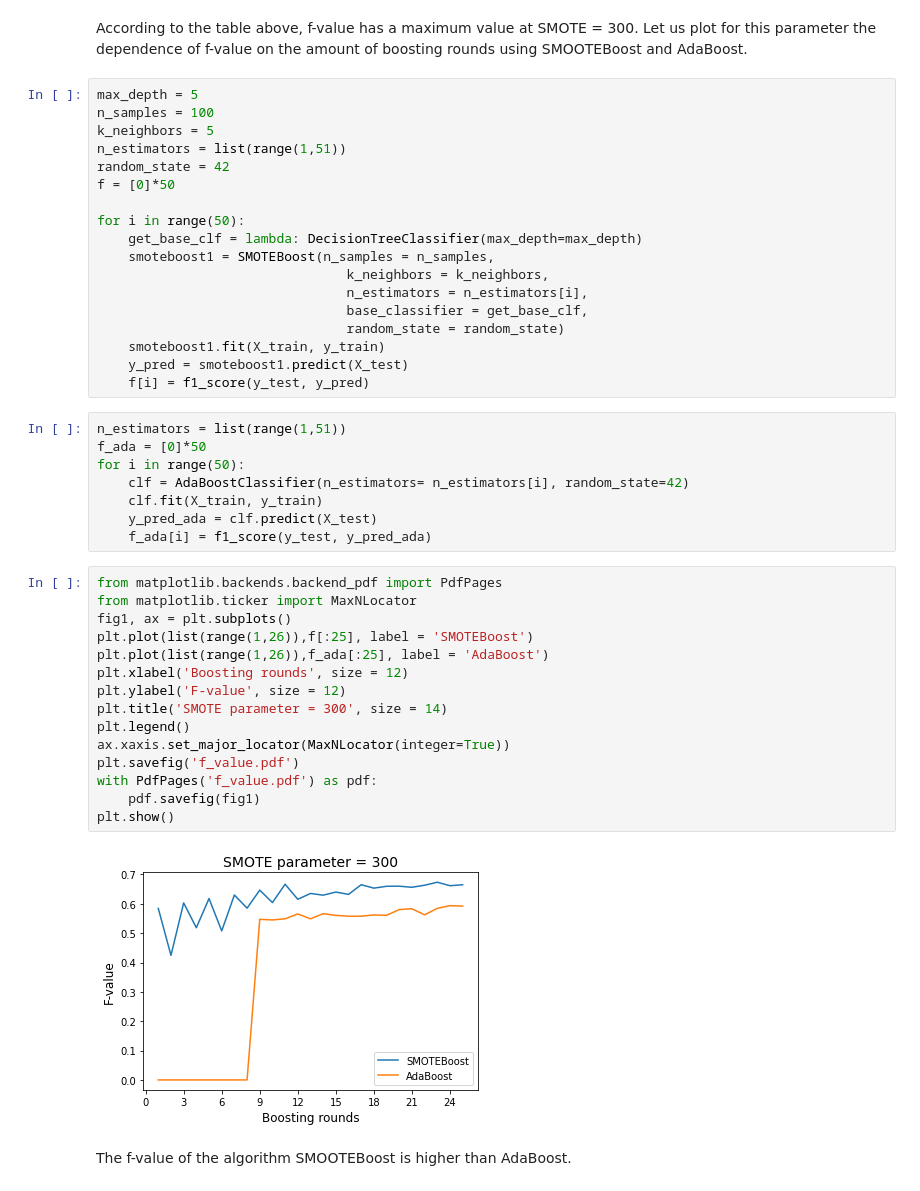
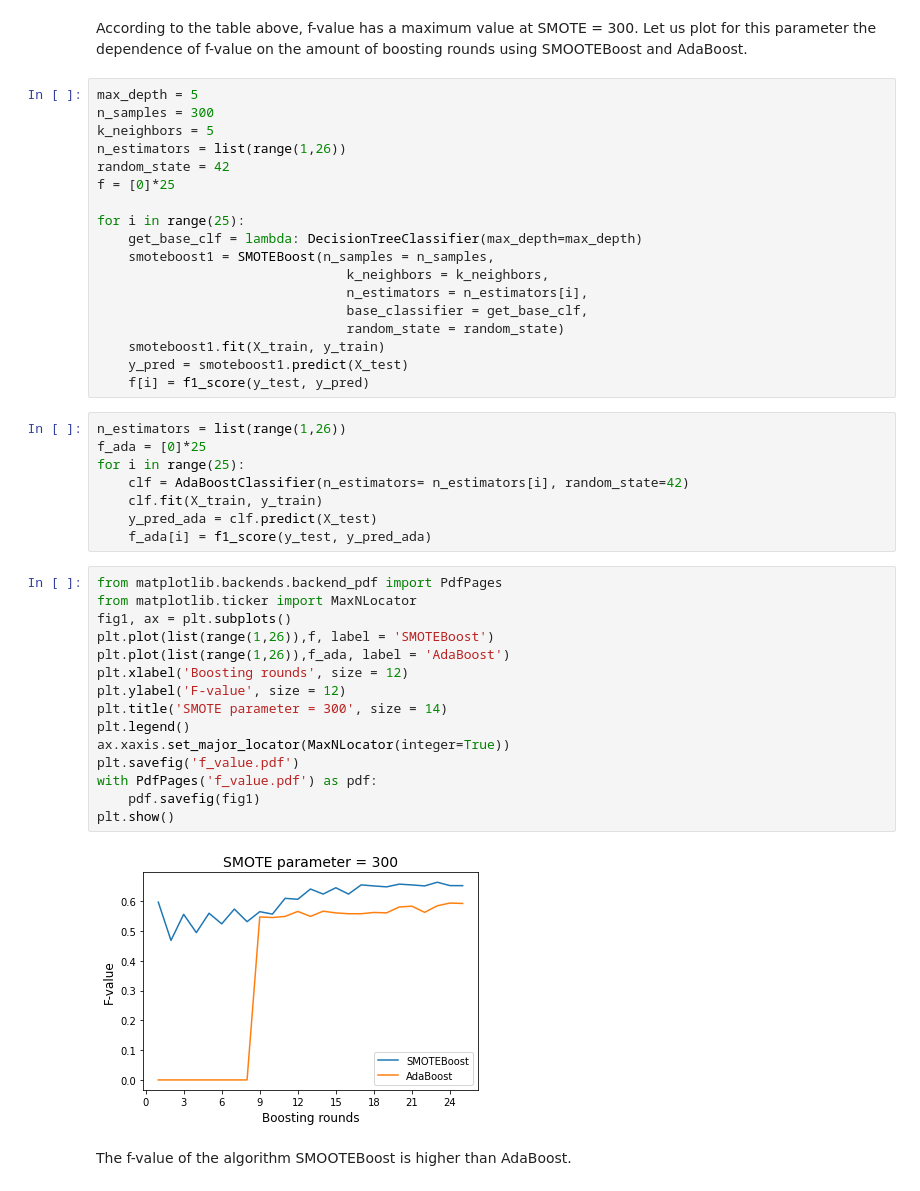
Before and after one commit to asmolina/ML-project-fairness-aware-classification, a Jupyter notebook: SMOTEBoost_Satimage.ipynb, the cells around one changed output. Drawn from its saved outputs; the diff is of its cells as text.

```diff
--- a/SMOTEBoost_Satimage.ipynb
+++ b/SMOTEBoost_Satimage.ipynb
@@ -233,13 +233,13 @@ df
 According to the table above, f-value has a maximum value at SMOTE = 300. Let us plot for this parameter the dependence of f-value on the amount of boosting rounds using SMOOTEBoost and AdaBoost.
 # %%
 max_depth = 5
-n_samples = 100
+n_samples = 300
 k_neighbors = 5
-n_estimators = list(range(1,51))
+n_estimators = list(range(1,26))
 random_state = 42
-f = [0]*50
+f = [0]*25
 
-for i in range(50):
+for i in range(25):
     get_base_clf = lambda: DecisionTreeClassifier(max_depth=max_depth)
     smoteboost1 = SMOTEBoost(n_samples = n_samples,
                                 k_neighbors = k_neighbors,
@@ -250,9 +250,9 @@ for i in range(50):
     y_pred = smoteboost1.predict(X_test)
     f[i] = f1_score(y_test, y_pred)
 # %%
-n_estimators = list(range(1,51))
-f_ada = [0]*50
-for i in range(50):
+n_estimators = list(range(1,26))
+f_ada = [0]*25
+for i in range(25):
     clf = AdaBoostClassifier(n_estimators= n_estimators[i], random_state=42)
     clf.fit(X_train, y_train)
     y_pred_ada = clf.predict(X_test)
@@ -260,19 +260,19 @@ for i in range(50):
 # %%
 from matplotlib.backends.backend_pdf import PdfPages
 from matplotlib.ticker import MaxNLocator
 fig1, ax = plt.subplots()
-plt.plot(list(range(1,26)),f[:25], label = 'SMOTEBoost')
-plt.plot(list(range(1,26)),f_ada[:25], label = 'AdaBoost')
+plt.plot(list(range(1,26)),f, label = 'SMOTEBoost')
+plt.plot(list(range(1,26)),f_ada, label = 'AdaBoost')
 plt.xlabel('Boosting rounds', size = 12)
 plt.ylabel('F-value', size = 12)
 plt.title('SMOTE parameter = 300', size = 14)
 plt.legend()
 ax.xaxis.set_major_locator(MaxNLocator(integer=True))
 plt.savefig('f_value.pdf')
 with PdfPages('f_value.pdf') as pdf:
     pdf.savefig(fig1)
 plt.show()
 # %% [output]
-[figure, old version]
+[figure, new version]
 # %% [markdown]
 The f-value of the algorithm SMOOTEBoost is higher than AdaBoost.
```
Also changed, not shown: parts of 2 cells of this notebook.
